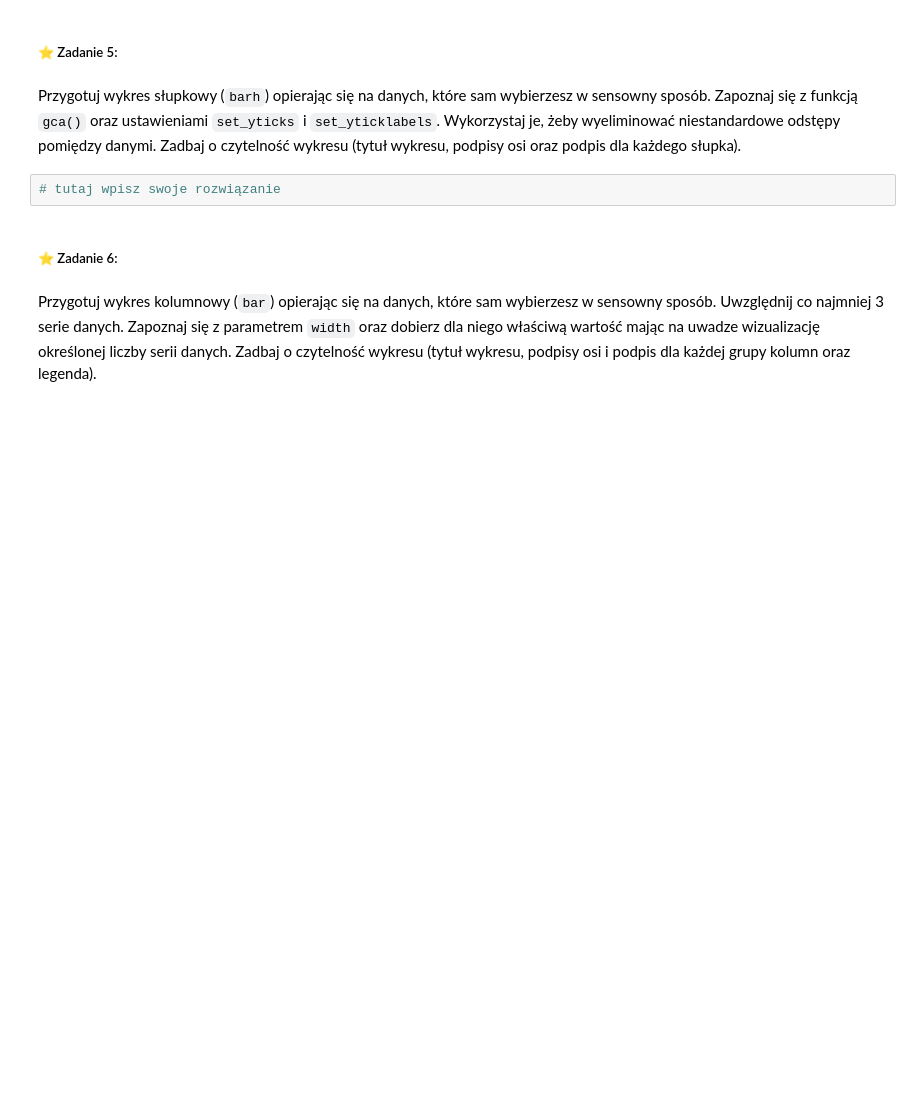
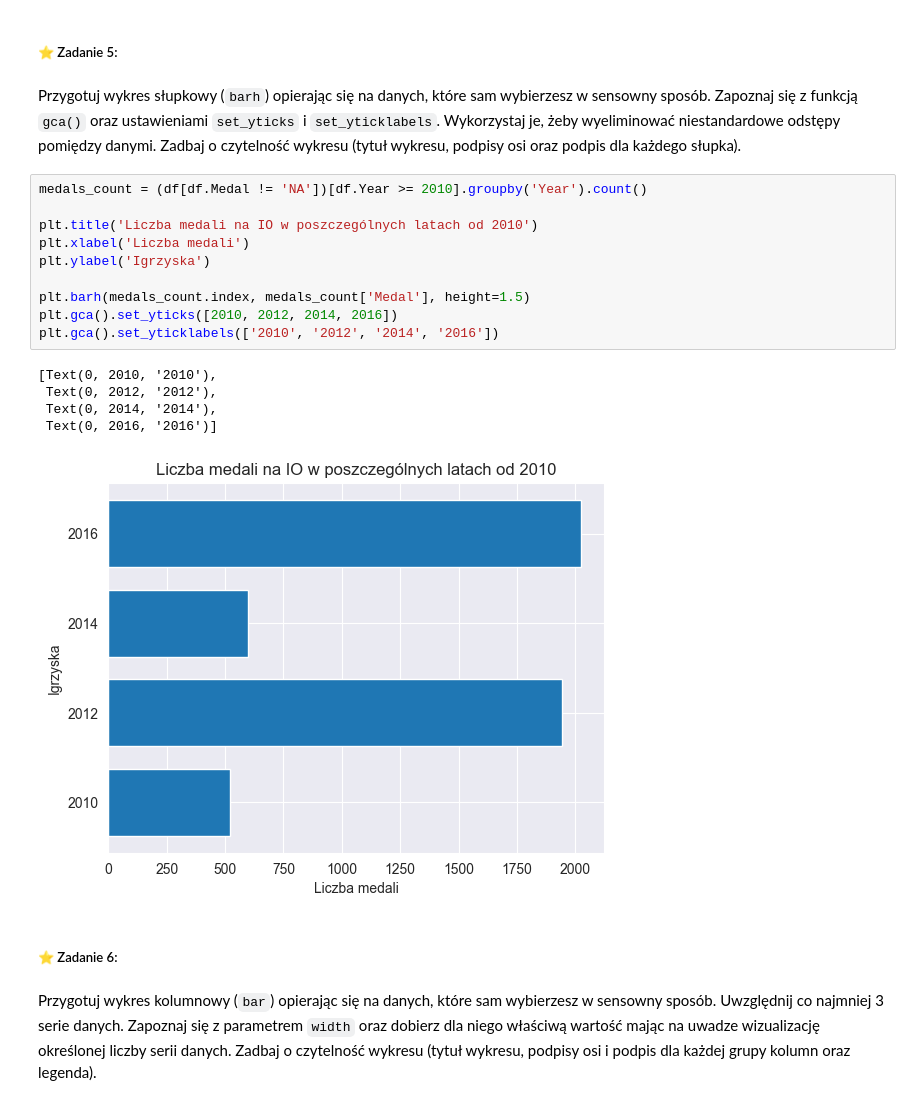
Before and after one commit to kambed/DataVisualization, a Jupyter notebook: matplotlib.ipynb, the cells around one changed output. Cells and saved outputs as stored; diff of their text form; blank space fills up the shorter version.

```diff
--- a/matplotlib.ipynb
+++ b/matplotlib.ipynb
@@ -161,8 +161,22 @@ plt.xticks(rotation=90) #ticks=[0,1], labels=['a', 'b'] - ustawienie gdzie tick
 ##### ⭐ Zadanie 5:
 # %% [markdown]
 Przygotuj wykres słupkowy (`barh`) opierając się na danych, które sam wybierzesz w sensowny sposób. Zapoznaj się z funkcją `gca()` oraz ustawieniami `set_yticks` i `set_yticklabels`. Wykorzystaj je, żeby wyeliminować niestandardowe odstępy pomiędzy danymi. Zadbaj o czytelność wykresu (tytuł wykresu, podpisy osi oraz podpis dla każdego słupka).
-# %%
-# tutaj wpisz swoje rozwiązanie
+# %%
+medals_count = (df[df.Medal != 'NA'])[df.Year >= 2010].groupby('Year').count()
+
+plt.title('Liczba medali na IO w poszczególnych latach od 2010')
+plt.xlabel('Liczba medali')
+plt.ylabel('Igrzyska')
+
+plt.barh(medals_count.index, medals_count['Medal'], height=1.5)
+plt.gca().set_yticks([2010, 2012, 2014, 2016])
+plt.gca().set_yticklabels(['2010', '2012', '2014', '2016'])
+# %% [output]
+[Text(0, 2010, '2010'),
+ Text(0, 2012, '2012'),
+ Text(0, 2014, '2014'),
+ Text(0, 2016, '2016')]
+[figure, added]
 # %% [markdown]
 ##### ⭐ Zadanie 6:
 # %% [markdown]
```
Also changed, not shown: parts of 2 cells of this notebook.
